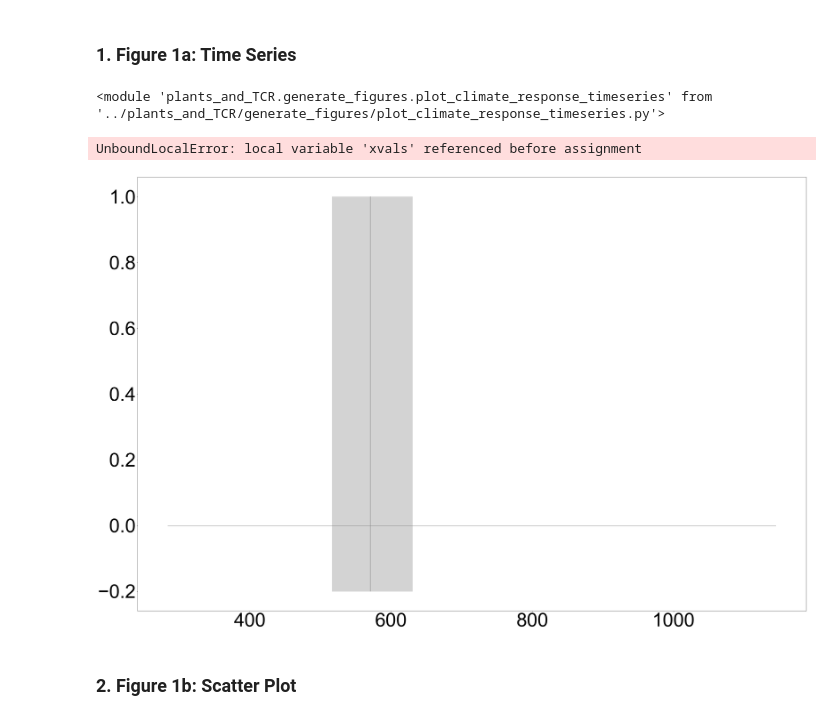
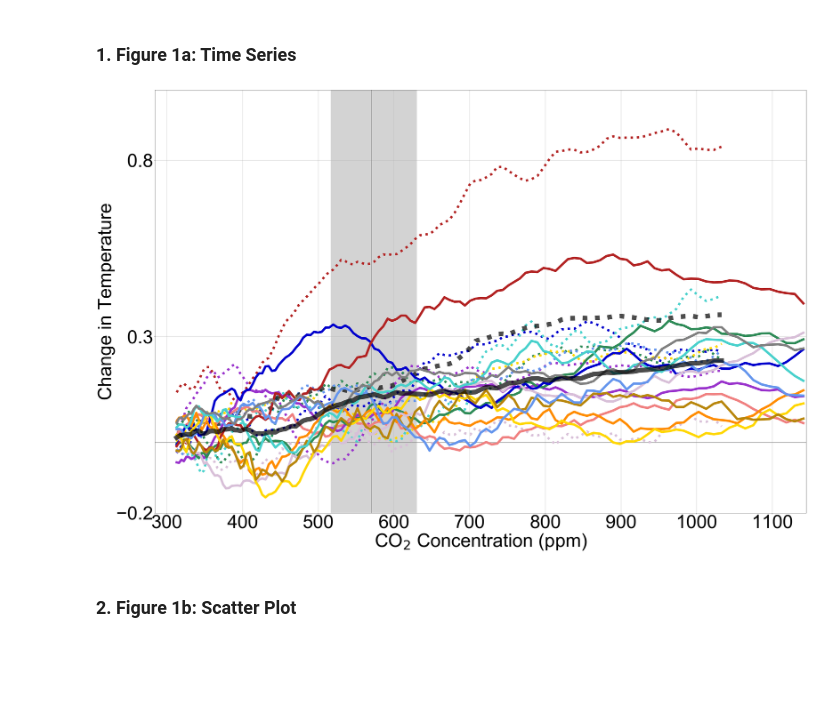
Before and after one commit to czarakas/plant_physiology_and_TCR, a Jupyter notebook: replicate_figures/Figure_1.ipynb, the cells around one changed output. Drawn from its saved outputs; the diff is of its cells as text; code cells hidden in the pictures; blank space fills up the shorter version.

```diff
--- a/replicate_figures/Figure_1.ipynb
+++ b/replicate_figures/Figure_1.ipynb
@@ -58,26 +58,25 @@ Traceback (most recent call last):
 KeyboardInterrupt
 
 KeyboardInterrupt
+# %%
+# Load precalculated
+DIR_TCR_DICT = directory_information.DIR_TCR_DICT
+TCR_DICT = pickle.load(open(DIR_TCR_DICT+'TCR_dict.pickle', "rb"))
 # %% [markdown]
 ### 1. Figure 1a: Time Series
 # %%
 from plants_and_TCR.generate_figures import plot_climate_response_timeseries
-import importlib
-importlib.reload(plot_climate_response_timeseries)
-# %% [output]
-<module 'plants_and_TCR.generate_figures.plot_climate_response_timeseries' from '../plants_and_TCR/generate_figures/plot_climate_response_timeseries.py'>
 # %%
 fig = plot_climate_response_timeseries.plot_climate_response_timeseries(averageType='global',
-                                                                        tcr_type='FULL-RAD',
+                                                                        tcr_type='TOT-RAD',
                                                                         ylims=[-0.2,1.0],
                                                                         plttitle='TempChange',
                                                                         tcr_dict=TCR_DICT,
                                                                         legend_on=False,
                                                                         dt=0.5,
                                                                         filepath=PATH_FIGURES+'FULL_RAD_TCR')#PATH_FIGURES+'Figure1a_TimeSeries_delta_T_phys')
 # %% [output]
-UnboundLocalError: local variable 'xvals' referenced before assignment
-[figure, old version]
+[figure, new version]
 # %% [markdown]
 ### 2. Figure 1b: Scatter Plot
 # %%
```
Also changed, not shown: parts of 2 cells of this notebook, 8 other files.
